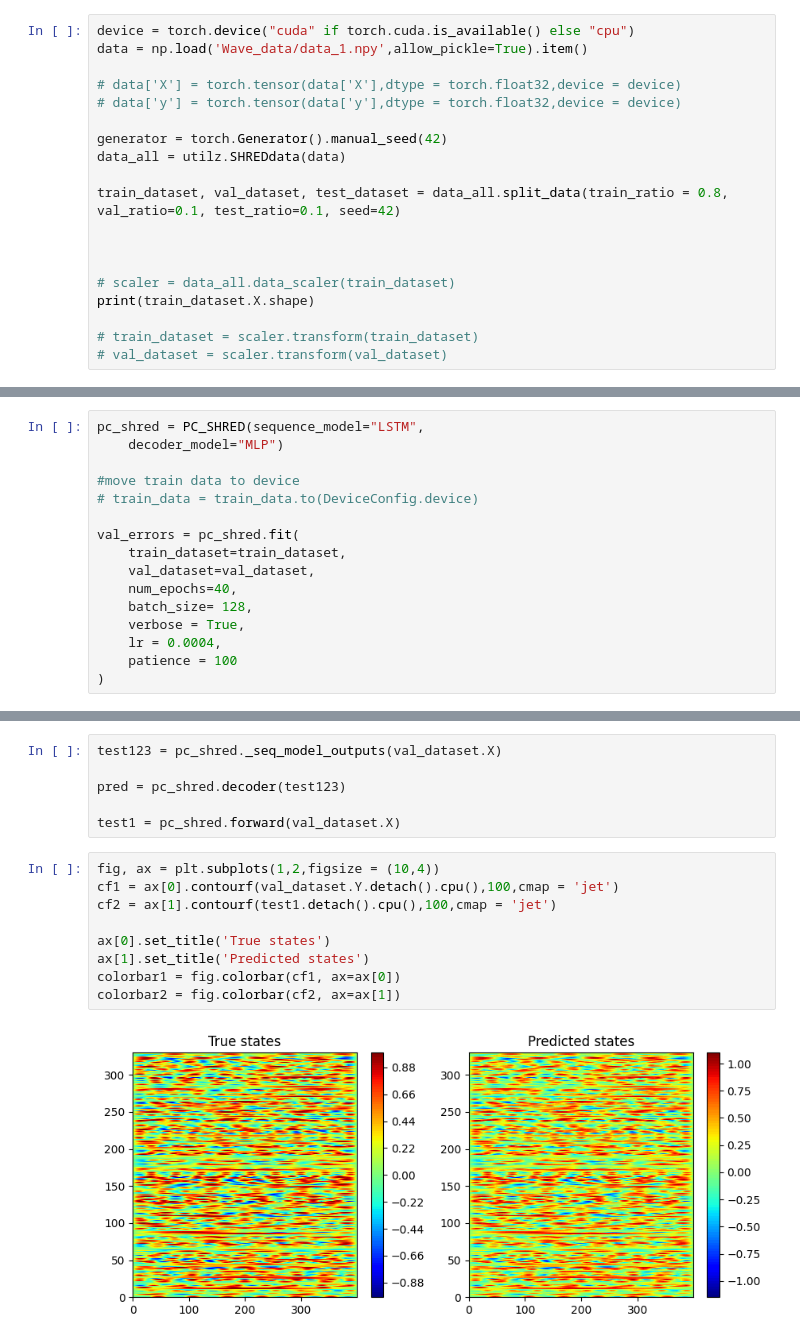
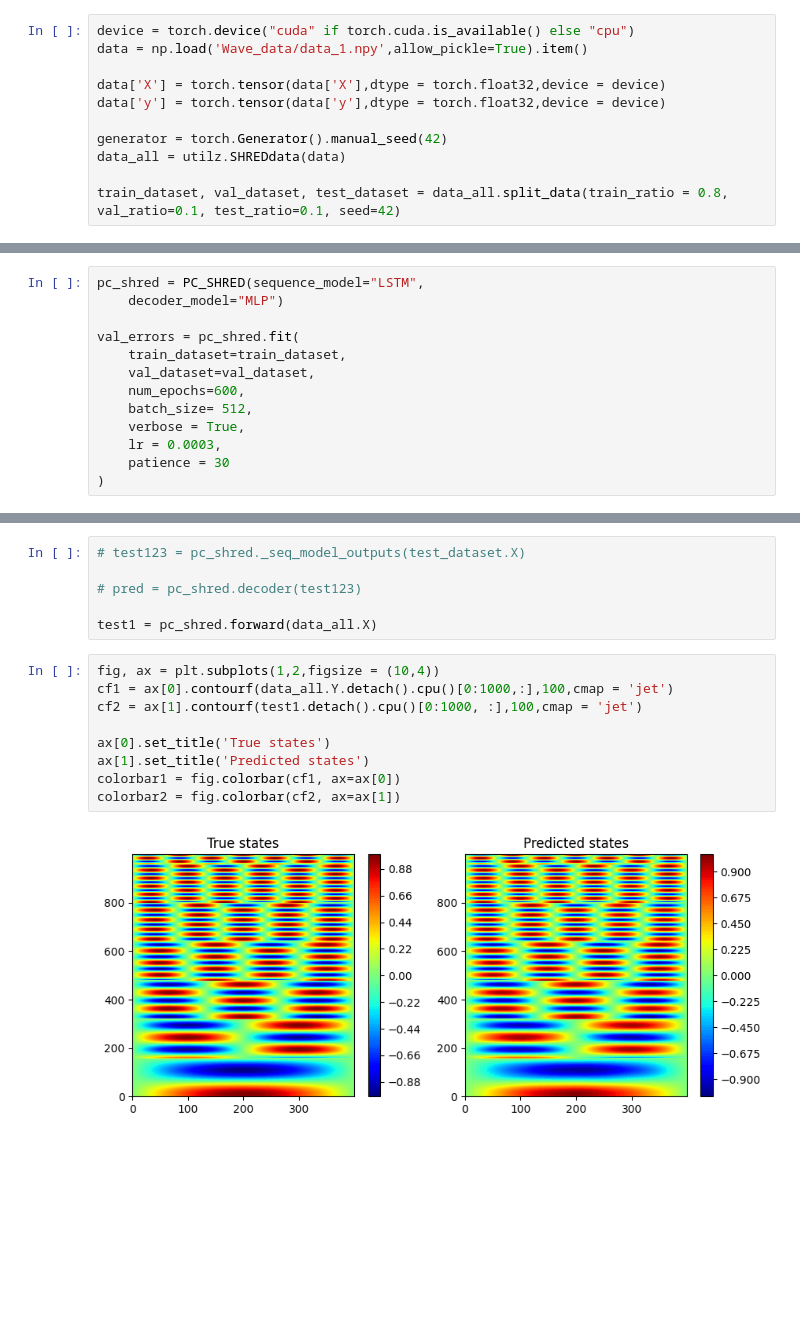
Before and after one commit to Paruuv/Master, a Jupyter notebook: wave_equation.ipynb, the cells around one changed output, grey strips where cells are left out. Drawn from its saved outputs; the diff is of its cells as text; blank space fills up the shorter version.

```diff
--- a/wave_equation.ipynb
+++ b/wave_equation.ipynb
@@ -343,18 +100,10 @@ print(scaler_test.transform(manager.sensor_measurements[manager.train_indices]).
 device = torch.device("cuda" if torch.cuda.is_available() else "cpu")
 data = np.load('Wave_data/data_1.npy',allow_pickle=True).item()
 
-# data['X'] = torch.tensor(data['X'],dtype = torch.float32,device = device)
-# data['y'] = torch.tensor(data['y'],dtype = torch.float32,device = device)
+data['X'] = torch.tensor(data['X'],dtype = torch.float32,device = device)
+data['y'] = torch.tensor(data['y'],dtype = torch.float32,device = device)
 
 generator = torch.Generator().manual_seed(42)
 data_all = utilz.SHREDdata(data)
 
 train_dataset, val_dataset, test_dataset = data_all.split_data(train_ratio = 0.8, val_ratio=0.1, test_ratio=0.1, seed=42)
-
-
-
-# scaler = data_all.data_scaler(train_dataset)
-print(train_dataset.X.shape)
-
-# train_dataset = scaler.transform(train_dataset)
-# val_dataset = scaler.transform(val_dataset)
@@ -364,17 +111,14 @@ print(train_dataset.X.shape)
 pc_shred = PC_SHRED(sequence_model="LSTM",
     decoder_model="MLP")
 
-#move train data to device
-# train_data = train_data.to(DeviceConfig.device)
-
 val_errors = pc_shred.fit(
     train_dataset=train_dataset,
     val_dataset=val_dataset,
-    num_epochs=40,
-    batch_size= 128,
+    num_epochs=600,
+    batch_size= 512,
     verbose = True,
-    lr = 0.0004,
-    patience = 100
+    lr = 0.0003,
+    patience = 30
 )
 # %% [output]
 Fitting SHRED...
@@ -397,17 +141,17 @@ Validation MSE (epoch 40): 0.000000
 # %%
-test123 = pc_shred._seq_model_outputs(val_dataset.X)
+# test123 = pc_shred._seq_model_outputs(test_dataset.X)
 
-pred = pc_shred.decoder(test123)
+# pred = pc_shred.decoder(test123)
 
-test1 = pc_shred.forward(val_dataset.X)
+test1 = pc_shred.forward(data_all.X)
 # %%
 fig, ax = plt.subplots(1,2,figsize = (10,4))
-cf1 = ax[0].contourf(val_dataset.Y.detach().cpu(),100,cmap = 'jet')
-cf2 = ax[1].contourf(test1.detach().cpu(),100,cmap = 'jet')
+cf1 = ax[0].contourf(data_all.Y.detach().cpu()[0:1000,:],100,cmap = 'jet')
+cf2 = ax[1].contourf(test1.detach().cpu()[0:1000, :],100,cmap = 'jet')
 
 ax[0].set_title('True states')
 ax[1].set_title('Predicted states')
 colorbar1 = fig.colorbar(cf1, ax=ax[0])
 colorbar2 = fig.colorbar(cf2, ax=ax[1])
 # %% [output]
-[figure, old version]
+[figure, new version]
```
Also changed, not shown: parts of 15 cells of this notebook, 2 other files.
